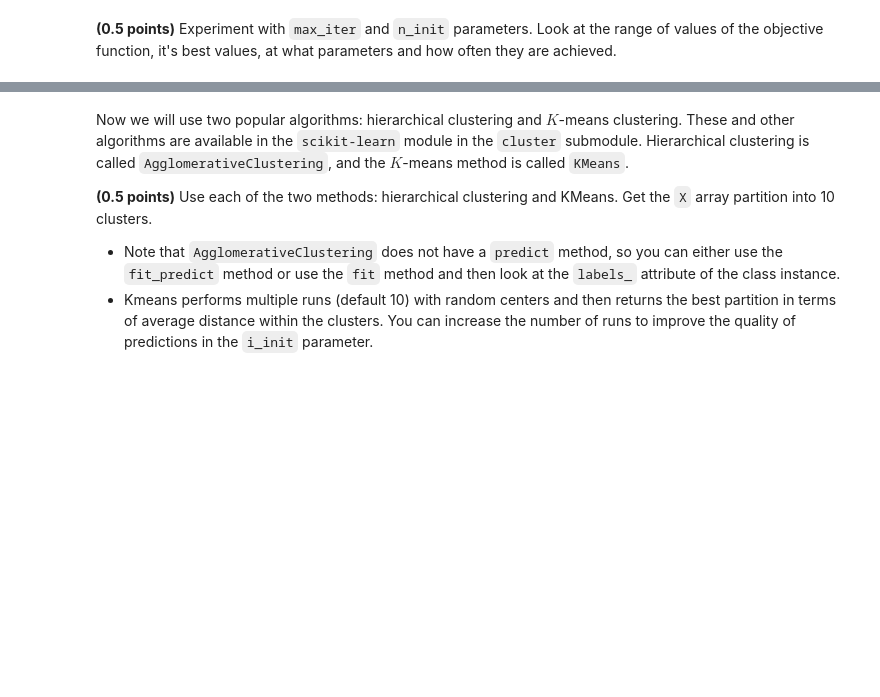
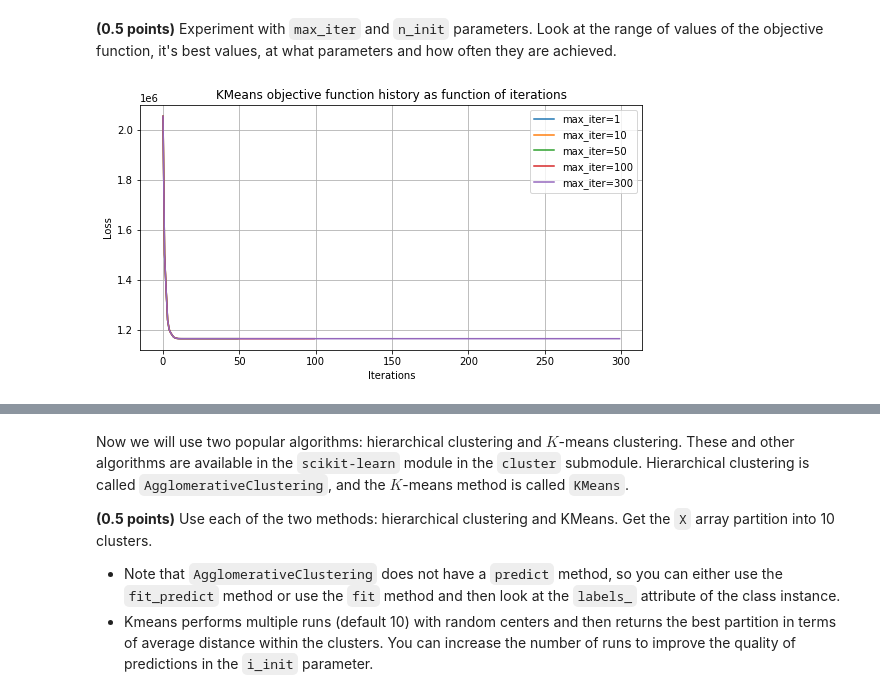
Before and after one commit to Bayramova/rs_school_assignments, a Jupyter notebook: clustering.ipynb, the cells around one changed output, grey strips where cells are left out. Drawn from its saved outputs; the diff is of its cells as text; code cells hidden in the pictures; blank space fills up the shorter version.

Commit message:
compare different parameters

```diff
--- a/clustering.ipynb
+++ b/clustering.ipynb
@@ -97,6 +98,7 @@ class CustomKMeans:
         best_objective = np.inf
 
         for i in range(self.n_init):
+            objective_func_history = []
             # initialization (randomly assign a number from 0 to K-1 to each of the observations)
             labels = self.random_state.randint(self.n_clusters, size=X.shape[0])
             for j in range(self.max_iter):
@@ -104,11 +106,14 @@ class CustomKMeans:
                 distances_to_centroids = self.calculate_distances_to_centroids(X, cluster_centers)
                 labels = distances_to_centroids.argmin(axis=1)
 
+                objective_func_history.append(np.array([distances_to_centroids[i, labels[i]] for i in range(X.shape[0])]).sum())
+
             objective = np.array([distances_to_centroids[i, labels[i]] for i in range(X.shape[0])]).sum()
             if objective < best_objective:
                 best_objective = objective
                 self.labels_ = labels
                 self.cluster_centers_ = cluster_centers
+                self.objective_history = objective_func_history
         return self
 
 
@@ -152,3 +155,25 @@ for i in range(custom_kmeans.cluster_centers_.shape[0]):
 Average values of all observations belonging to the cluster indeed look like digits, KMeans did a pretty good job.
 # %% [markdown]
 **(0.5 points)** Experiment with `max_iter` and `n_init` parameters. Look at the range of values of the objective function, it's best values, at what parameters and how often they are achieved.
+# %%
+def plot_loss(loss_history, parameters, parameter_name, title):
+    plt.figure(figsize=(9, 4.5))
+    for i in range(len(parameters)):
+        plt.plot(loss_history[i], label=f'{parameter_name}={parameters[i]}')
+    plt.xlabel('Iterations')
+    plt.ylabel('Loss')
+    plt.title(title)
+    plt.grid(True)
+    plt.legend()
+    plt.show()
+# %%
+loss_history = []
+iterations = [1, 10, 50, 100, 300]
+for max_iter in iterations:
+    model = CustomKMeans(n_clusters=10, max_iter=max_iter)
+    model.fit(X)
+    loss_history.append(model.objective_history)
+
+plot_loss(loss_history, iterations, parameter_name='max_iter', title='KMeans objective function history as function of iterations')
+# %% [output]
+[figure, added]
```
Also changed, not shown: parts of 13 cells of this notebook.
